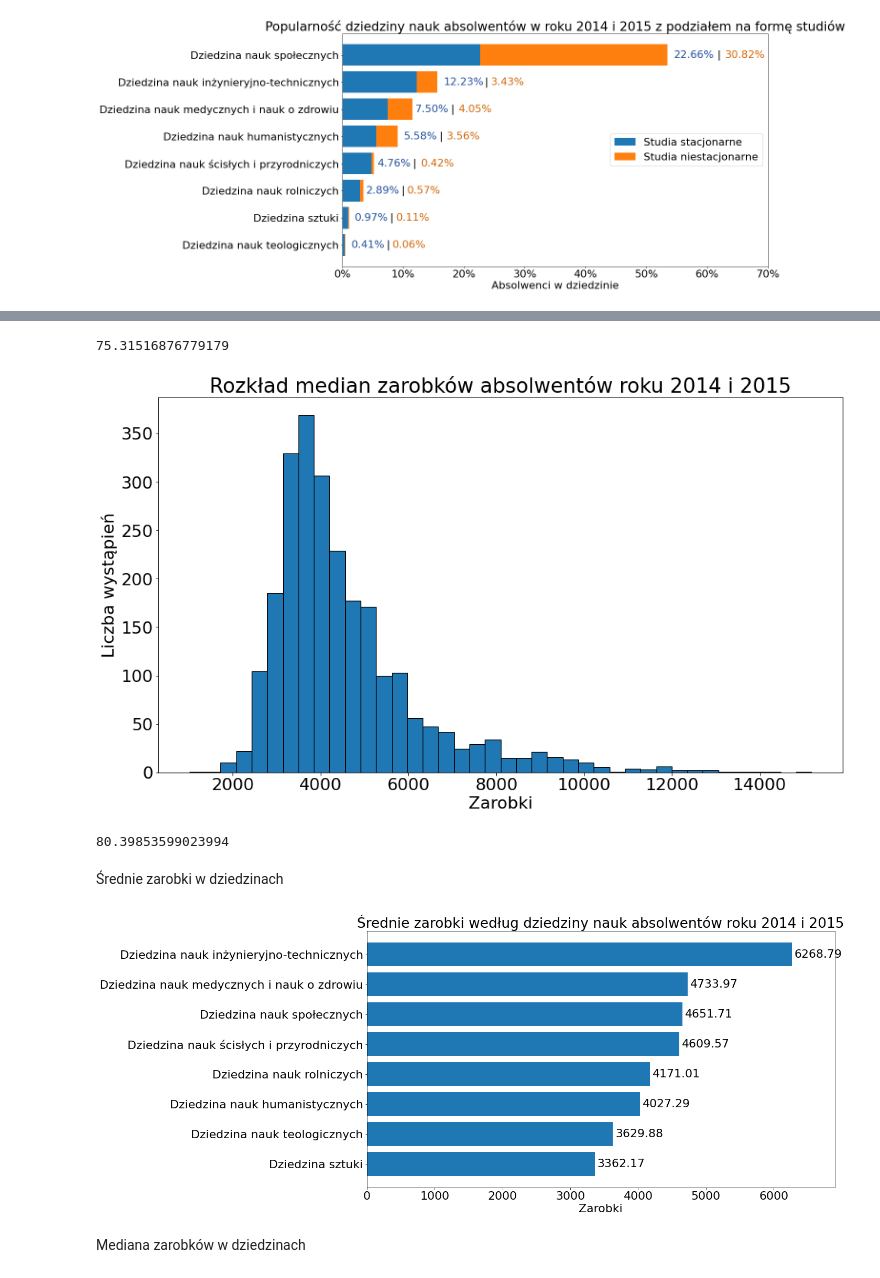
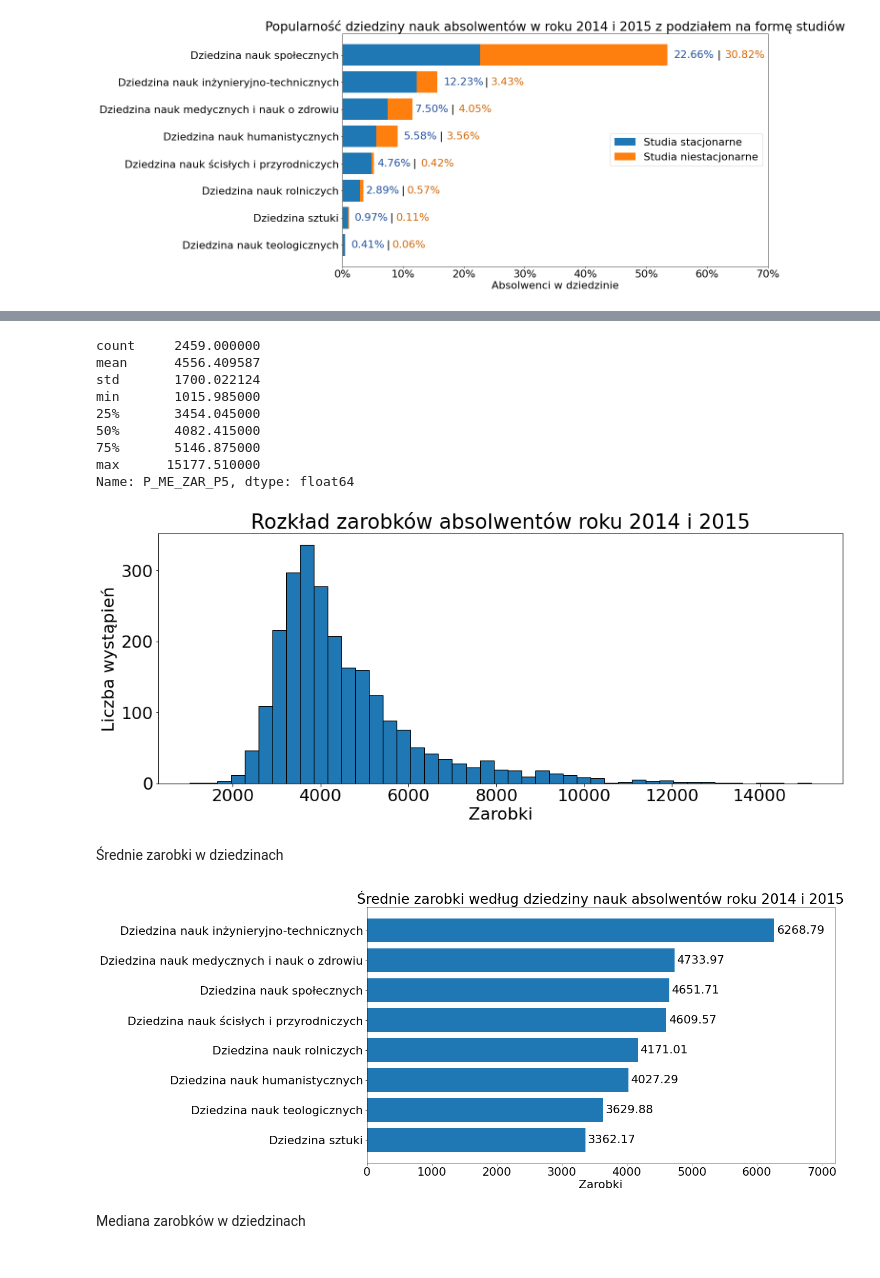
Before and after one commit to CptQuak/CasestudyGraduateEarnings, a Jupyter notebook: zadanie.ipynb, the cells around one changed output, grey strips where cells are left out. Saved outputs shown, nothing was run; the diff lists cells and outputs as text; code cells hidden in the pictures.

Commit message:
casestudy plots done

```diff
--- a/zadanie.ipynb
+++ b/zadanie.ipynb
@@ -194,8 +194,8 @@ plt.show()
 [figure]
 # %%
 def wageDisrtributionPlot(target,plotTitle,savename):
-    plt.figure(figsize=(16,9))
-    plt.hist(x=target,bins=40,edgecolor="black")
+    plt.figure(figsize=(16,6))
+    plt.hist(x=target,bins=45,edgecolor="black")
     plt.title(plotTitle)
     plt.xlabel("Zarobki")
     plt.ylabel("Liczba wystąpień")
@@ -203,4 +203,4 @@ def wageDisrtributionPlot(target,plotTitle,savename):
     plt.savefig(f'plots/{savename}.png', dpi=400, bbox_inches='tight')
     plt.show()
 
-wageDisrtributionPlot(data1['P_E_ZAR_P5'],"Rozkład średnich zarobków absolwentów roku 2014 i 2015","RozkładZarobkowSr")
+# wageDisrtributionPlot(data1['P_E_ZAR_P5'],"Rozkład średnich zarobków absolwentów roku 2014 i 2015","RozkładZarobkowSr")
@@ -209,17 +207,19 @@ wageDisrtributionPlot(data1['P_E_ZAR_P5'],"Rozkład średnich zarobków absolwen
-# %%
-# % absolwentow zarabiających ponizej 6K
-data1[data1['P_E_ZAR_P5']<5500]['P_E_ZAR_P5'].count() / data1['P_E_ZAR_P5'].count()*100
-# %% [output]
-75.31516876779179
+# %%
+data1['P_ME_ZAR_P5'].describe()
+# %% [output]
+count     2459.000000
+mean      4556.409587
+std       1700.022124
+min       1015.985000
+25%       3454.045000
+50%       4082.415000
+75%       5146.875000
+max      15177.510000
+Name: P_ME_ZAR_P5, dtype: float64
 # %%
-wageDisrtributionPlot(data1['P_ME_ZAR_P5'],"Rozkład median zarobków absolwentów roku 2014 i 2015","RozkładZarobkowMed")
+wageDisrtributionPlot(data1['P_ME_ZAR_P5'],"Rozkład zarobków absolwentów roku 2014 i 2015","RozkładZarobkowMed")
 # %% [output]
-[figure, old version]
+[figure, new version]
-# %%
-# % absolwentow zarabiających ponizej 6K
-data1[data1['P_ME_ZAR_P5']<5500]['P_ME_ZAR_P5'].count() / data1['P_ME_ZAR_P5'].count()*100
-# %% [output]
-80.39853599023994
 # %% [markdown]
 Średnie zarobki w dziedzinach
 # %%
@@ -240,9 +240,9 @@ def fieldPopularityPlot(targety,targetw,plotTitle,savename,xlimR):
 
 fieldPopularityPlot(zardziedatasr['P_DZIEDZINA'],zardziedatasr["P_E_ZAR_P5"],
         "Średnie zarobki według dziedziny nauk absolwentów roku 2014 i 2015",
-        "ZarobkiWdziedzinachSr",6900)
+        "ZarobkiWdziedzinachSr",7200)
 # %% [output]
-[figure, old version]
+[figure, new version]
 # %% [markdown]
 Mediana zarobków w dziedzinach
 # %%
```
Also changed, not shown: parts of 3 cells of this notebook, 9 other files.
